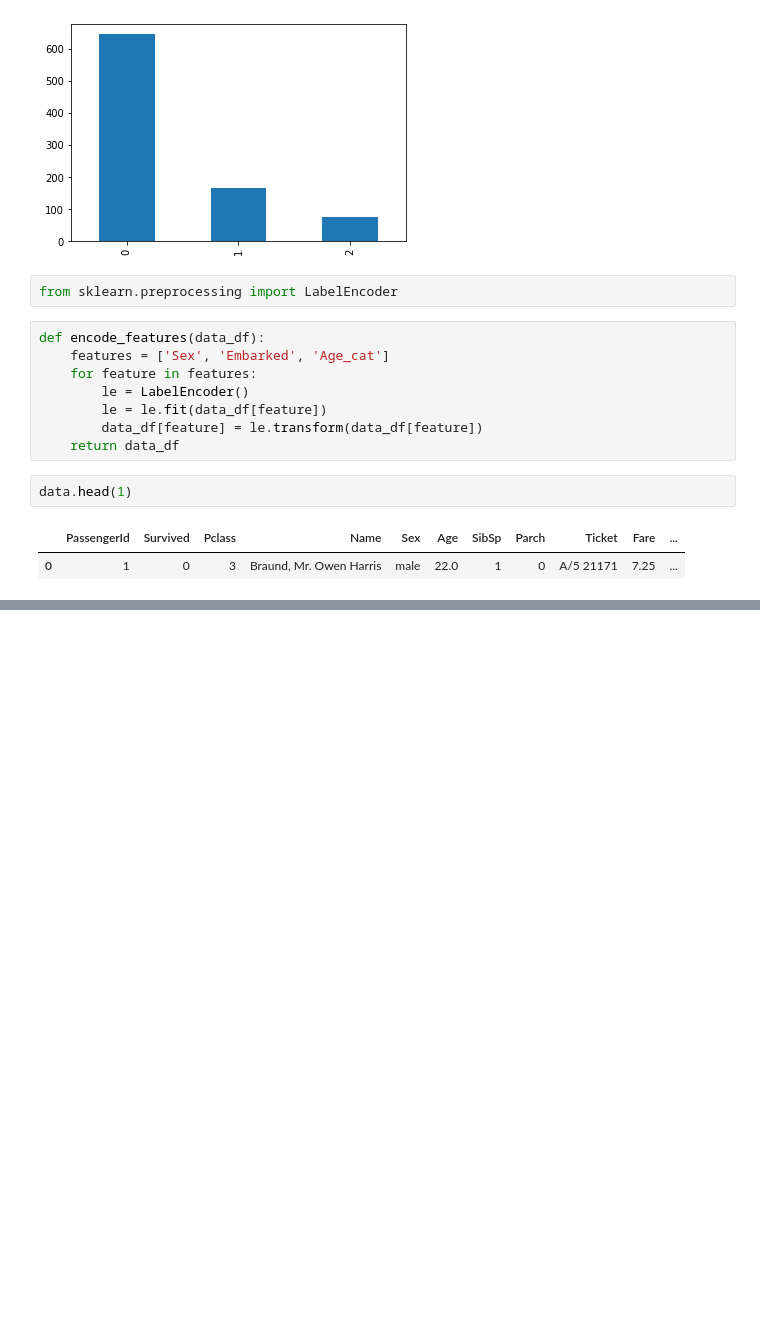
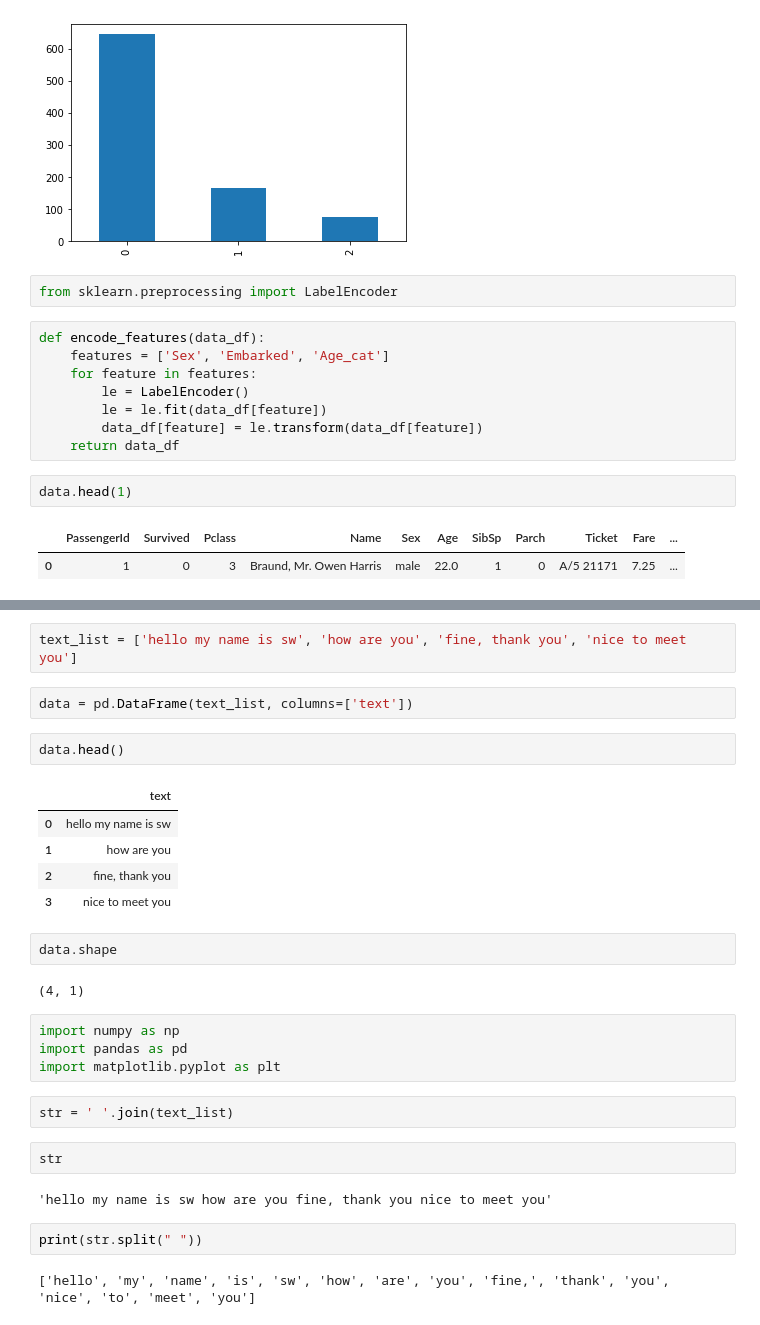
Before and after one commit to swgu931/temp, a Jupyter notebook: DE_course_1.ipynb, the cells around one changed output, grey strips where cells are left out. Cells and saved outputs as stored; diff of their text form; blank space fills up the shorter version.

```diff
--- a/DE_course_1.ipynb
+++ b/DE_course_1.ipynb
@@ -528,0 +560,30 @@ data.head()
+# %%
+text_list = ['hello my name is sw', 'how are you', 'fine, thank you', 'nice to meet you']
+# %%
+data = pd.DataFrame(text_list, columns=['text'])
+# %%
+data.head()
+# %% [output]
+|  | text |
+| 0 | hello my name is sw |
+| 1 | how are you |
+| 2 | fine, thank you |
+| 3 | nice to meet you |
+# %%
+data.shape
+# %% [output]
+(4, 1)
+# %%
+import numpy as np
+import pandas as pd
+import matplotlib.pyplot as plt
+# %%
+str = ' '.join(text_list)
+# %%
+str
+# %% [output]
+'hello my name is sw how are you fine, thank you nice to meet you'
+# %%
+print(str.split(" "))
+# %% [output]
+['hello', 'my', 'name', 'is', 'sw', 'how', 'are', 'you', 'fine,', 'thank', 'you', 'nice', 'to', 'meet', 'you']
```
Also changed, not shown: parts of 17 cells of this notebook.
